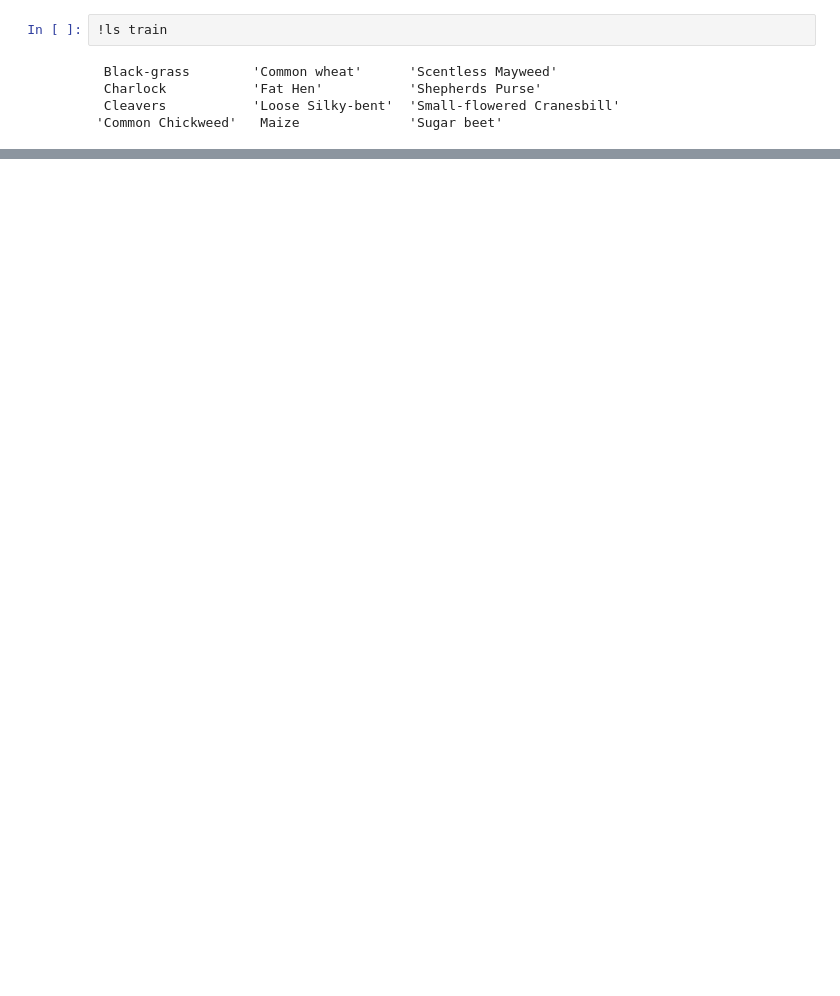
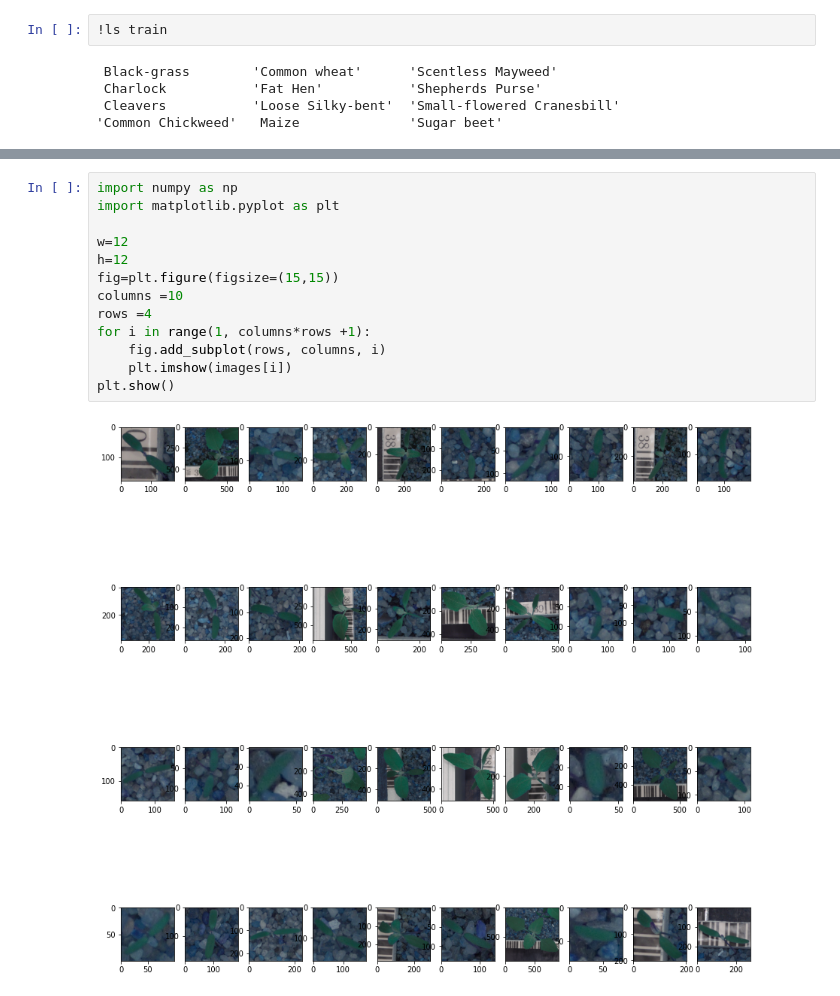
Before and after one commit to Hamza1122/Plants_Seed_Classification, a Jupyter notebook: Untitled19.ipynb, the cells around one changed output, grey strips where cells are left out. Cells and saved outputs as stored; diff of their text form; blank space fills up the shorter version.

```diff
--- a/Untitled19.ipynb
+++ b/Untitled19.ipynb
@@ -103,0 +102,15 @@ plt.show()
+# %%
+import numpy as np
+import matplotlib.pyplot as plt
+
+w=12
+h=12
+fig=plt.figure(figsize=(15,15))
+columns =10
+rows =4
+for i in range(1, columns*rows +1):
+    fig.add_subplot(rows, columns, i)
+    plt.imshow(images[i])
+plt.show()
+# %% [output]
+[figure, added]
```
Also changed, not shown: parts of 21 cells of this notebook.
